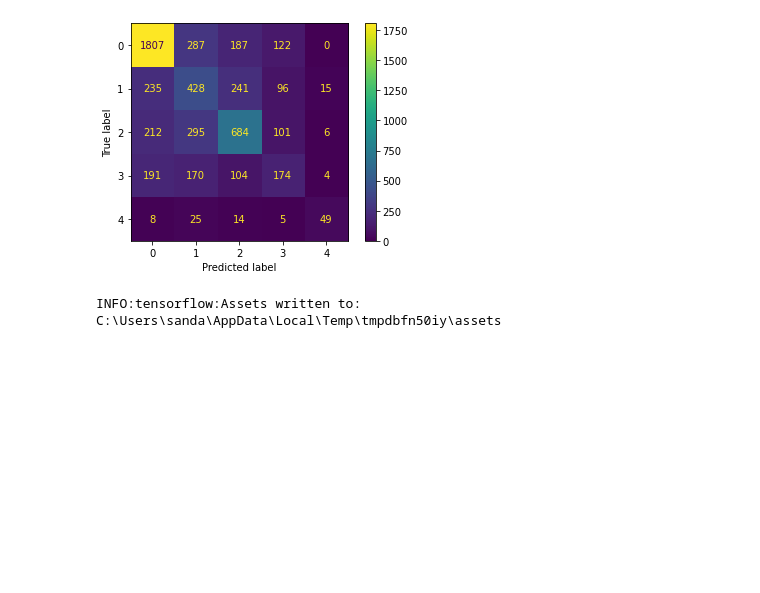
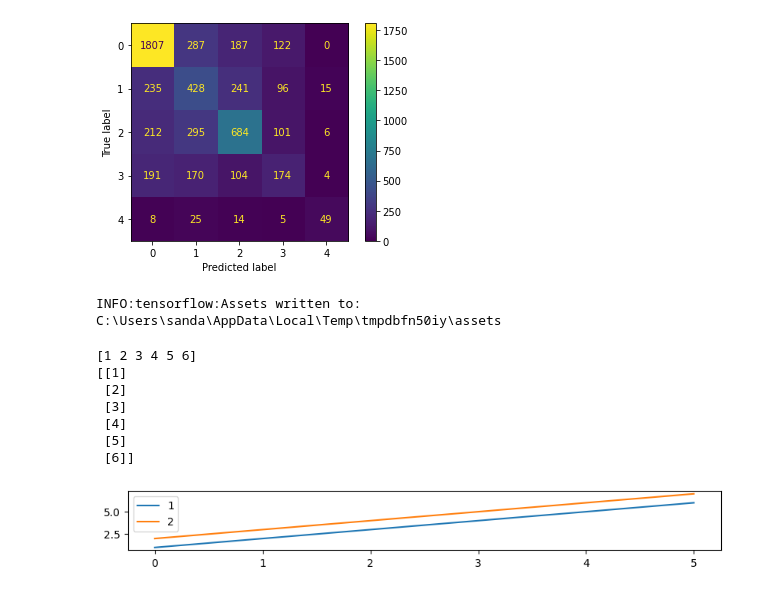
Before and after one commit to Orion1071/ecg_project_2, a Jupyter notebook: ptb_models_test/cnn_ptb_model_2.ipynb, the cells around one changed output. Drawn from its saved outputs; the diff is of its cells as text; code cells hidden in the pictures; blank space fills up the shorter version.

```diff
--- a/ptb_models_test/cnn_ptb_model_2.ipynb
+++ b/ptb_models_test/cnn_ptb_model_2.ipynb
@@ -117,3 +117,25 @@ The accuracy of the model is 0.5754578754578754
 # model.save("/Users/sanda/Documents/esp_dev_files/ecg_project_2/ptb_models_test/cnn_ptb_model_3.h5")
 # %% [output]
 INFO:tensorflow:Assets written to: C:\Users\sanda\AppData\Local\Temp\tmpdbfn50iy\assets
+# %%
+test_arr = np.array([1,2,3,4,5,6])
+test_arr2 = test_arr.reshape(-1,1)
+
+print(test_arr)
+print(test_arr2)
+
+
+plt.figure(figsize=(10,1))
+plt.plot(test_arr,label="1")
+plt.plot(test_arr2+1, label="2")
+plt.legend()
+plt.show()
+# %% [output]
+[1 2 3 4 5 6]
+[[1]
+ [2]
+ [3]
+ [4]
+ [5]
+ [6]]
+[figure, added]
```
